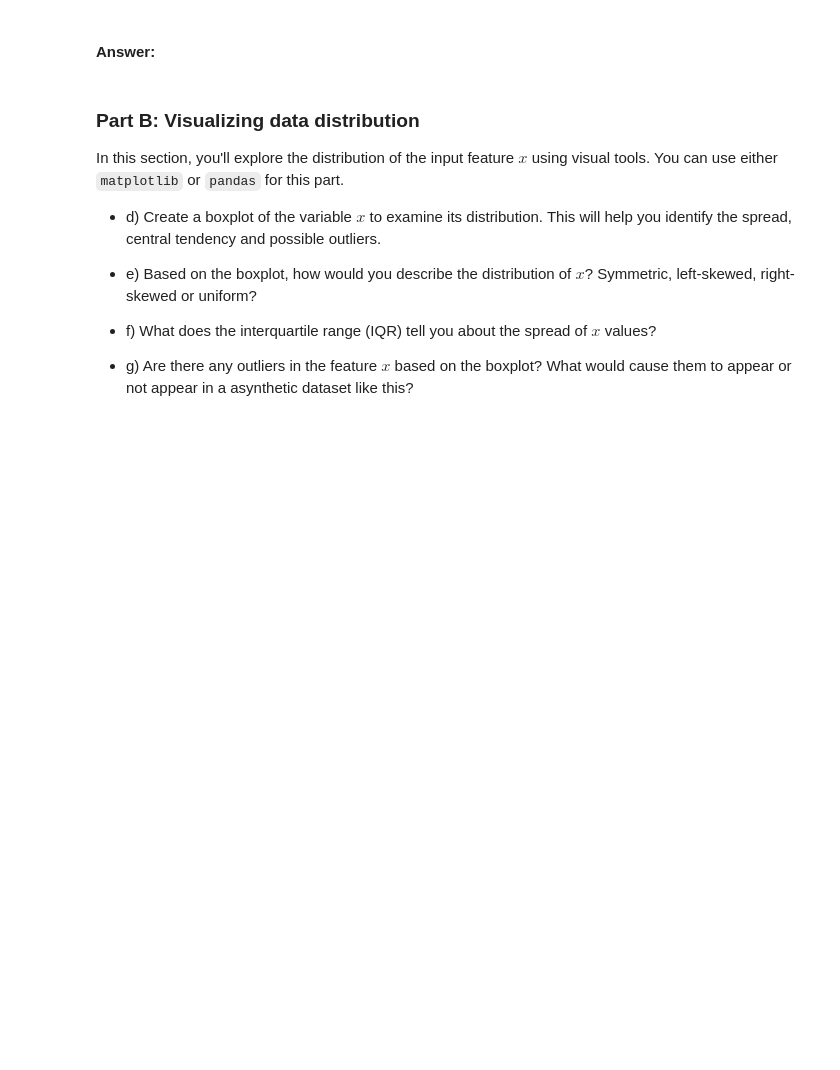
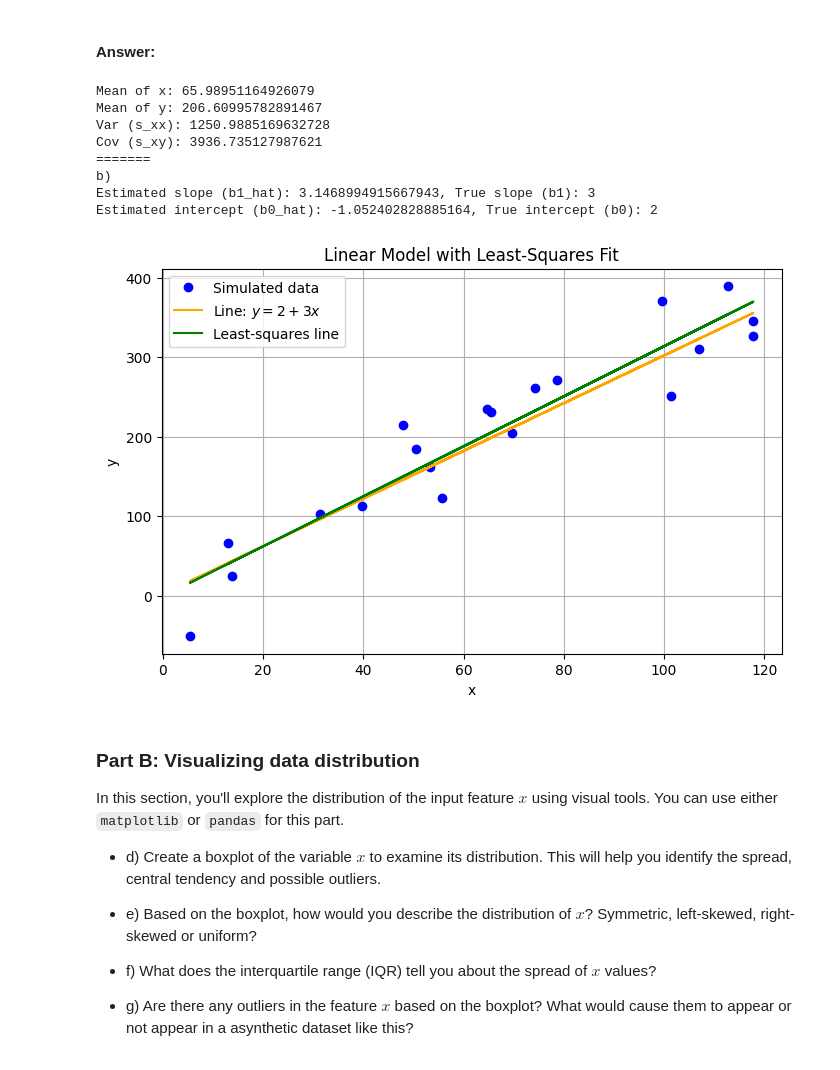
Before and after one commit to tvtrungg/MADRE-SU, a Jupyter notebook: TP1/tp1_regression.ipynb, the cells around one changed output. Cells and saved outputs as stored; diff of their text form; code cells hidden in the pictures; blank space fills up the shorter version.

```diff
--- a/TP1/tp1_regression.ipynb
+++ b/TP1/tp1_regression.ipynb
@@ -197,6 +245,56 @@ With the above synthetic data:
 #### Answer:
 # %%
 ## TODO:
+# a) Compute the sample means $\bar{x}$, $\bar{y}$ and the sample variance $s_{xx}$ and covariance $s_{xy}$ .
+x_bar = np.mean(df_slr['x'])
+y_bar = np.mean(df_slr['y'])
+s_xx = 1/(n-1) * np.sum((df_slr['x'] - x_bar) ** 2)  # Var
+s_xy = 1/(n-1) * np.sum((df_slr['x'] - x_bar) * (df_slr['y'] - y_bar)) # Cov
+
+# Alternatively, I can use numpy's cov function:
+# s_xx = np.var(df_slr['x'], ddof=1)
+# s_xy = np.cov(df_slr['x'], df_slr['y'], ddof=1)[0, 1]
+
+print(f"Mean of x: {x_bar}")
+print(f"Mean of y: {y_bar}")
+print(f"Var (s_xx): {s_xx}")
+print(f"Cov (s_xy): {s_xy}")
+
+## b) Using the formulas presented in the lecture, calculate the estimated coefficients of the least-squares line: $\hat{y}=\hat{\beta}_0+\hat{\beta}_1x$. Compare your estimated coefficients with the **true values** used to generate the data: $(\beta_0,\beta_1)=(2,3)$ What do you observe? How close are they? What could explain any differences?
+
+b1_hat = s_xy / s_xx          # b1_hat = Cov/Var
+b0_hat = y_bar - b1_hat * x_bar
+
+print(f"=======\nb)\nEstimated slope (b1_hat): {b1_hat}, True slope (b1): {b1[0]}")
+print(f"Estimated intercept (b0_hat): {b0_hat}, True intercept (b0): {b0}")
+
+
+# --> The estimated coefficients are close to the true values, but not exact (3.14689 vs 3 and -1.0524 vs 2). This discrepancy can be attributed to the random error term (Er) introduced during data generation, which adds variability to the observations.
+
+
+## * c) Plot the regression line, least-squares line and the data samples on the same graph. Use appropriate labels and a legend to clearly distinguish each line and the data points.
+plt.figure(figsize=(8, 5))
+
+plt.plot(df_slr['x'], df_slr['y'], 'o', color='blue', label='Simulated data')
+plt.plot(df_slr['x'], b0+b1*df_slr['x'], color='orange',  label='Line: $y = 2 + 3x$')
+
+plt.plot(df_slr['x'], b0_hat + b1_hat*df_slr['x'], color='green', label='Least-squares line')
+plt.xlabel("x")
+plt.ylabel("y")
+plt.legend()
+plt.title("Linear Model with Least-Squares Fit")
+plt.grid(True)
+plt.show()
+# %% [output]
+Mean of x: 65.98951164926079
+Mean of y: 206.60995782891467
+Var (s_xx): 1250.9885169632728
+Cov (s_xy): 3936.735127987621
+=======
+b)
+Estimated slope (b1_hat): 3.1468994915667943, True slope (b1): 3
+Estimated intercept (b0_hat): -1.052402828885164, True intercept (b0): 2
+[figure, added]
 # %% [markdown]
 ### Part B: Visualizing data distribution
 
```
Also changed, not shown: parts of 10 cells of this notebook.
